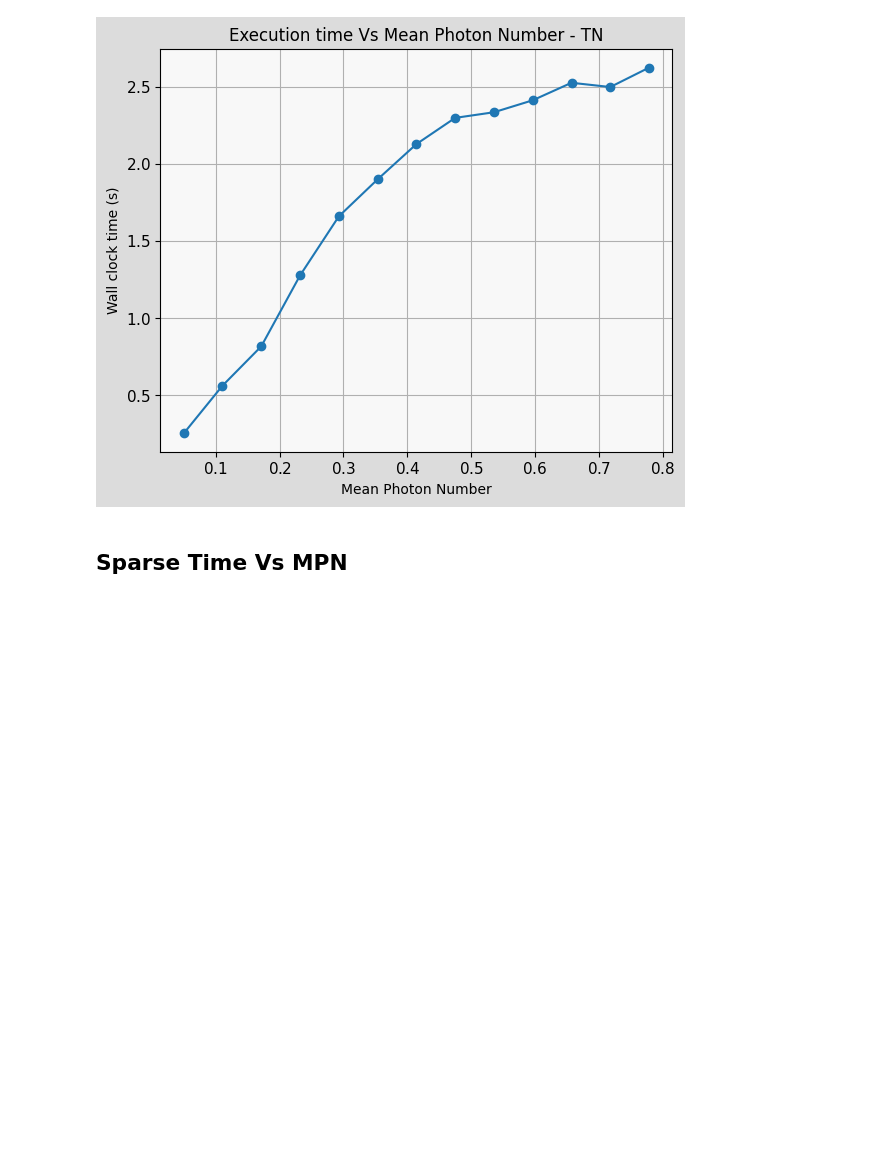
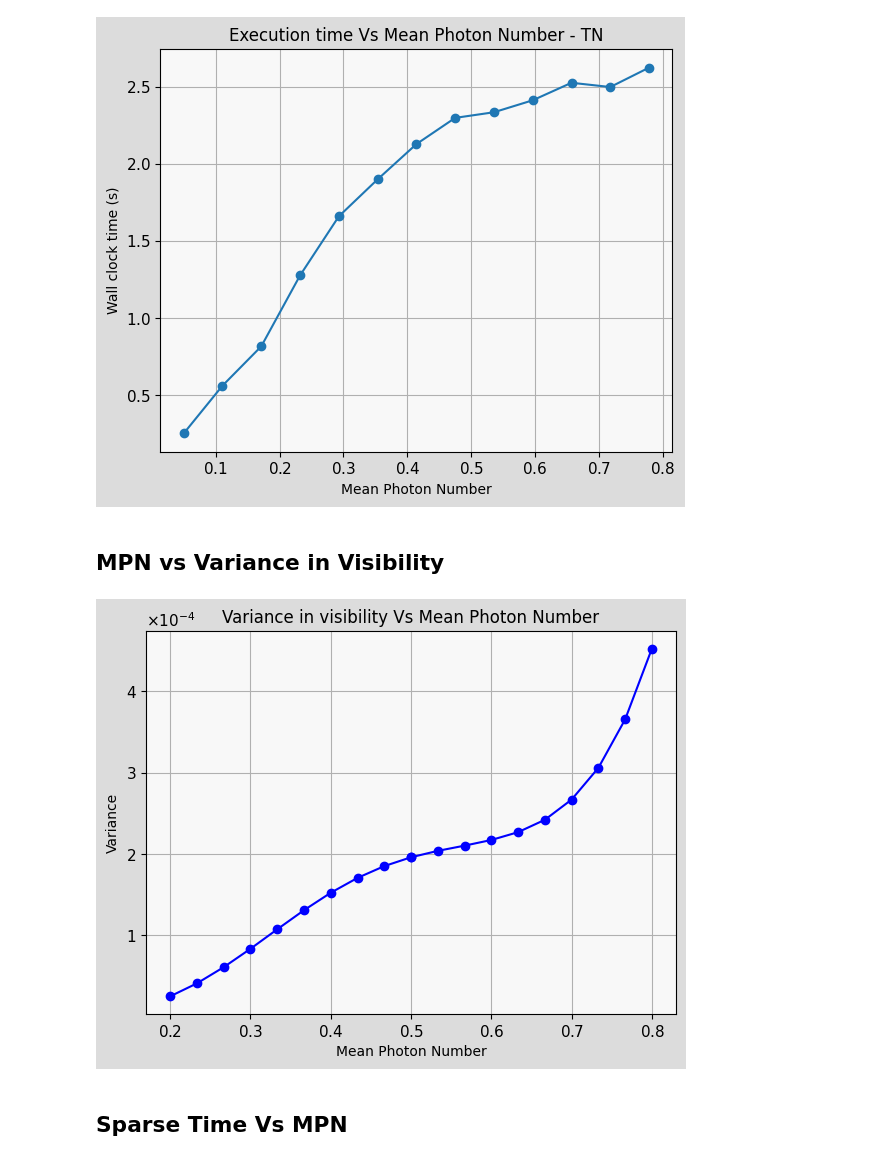
Before and after one commit to sequence-toolbox/SeQUeNCe, a Jupyter notebook: sequence_projects/TQE_final_plots/TQE_plots.ipynb, the cells around one changed output. Drawn from its saved outputs; the diff is of its cells as text; code cells hidden in the pictures; blank space fills up the shorter version.

```diff
--- a/sequence_projects/TQE_final_plots/TQE_plots.ipynb
+++ b/sequence_projects/TQE_final_plots/TQE_plots.ipynb
@@ -51,6 +51,51 @@ plt.tight_layout()
 fig.savefig("/home/asingal/home/SeQUeNCe/sequence_projects/TQE_final_plots/mpnVsTime.pdf", format = 'pdf')
 # %% [output]
 [figure]
+# %% [markdown]
+## MPN vs Variance in Visibility
+# %%
+data_file = open(data_root_path+"/fringe_data/coincidence_data_trunc3_mpn20_50.json", 'r')
+data = json.load(data_file)
+
+coincidences = list(data.values())
+mean_photon_nums = list(map(float, data.keys()))
+
+vis_variances = []
+for coincidence in coincidences:
+    visibilities = []
+    for i in range(len(coincidence)):
+        visibility = (max(coincidence[i]) - min(coincidence[i])) / (max(coincidence[i]) + min(coincidence[i]))
+        visibilities.append(visibility)
+    vis_variances.append(np.var(visibilities))
+
+fig = plt.figure()
+plt.plot(mean_photon_nums, vis_variances, marker = 'o', color = 'blue')
+
+
+data_file = open(data_root_path+"/fringe_data/coincidence_data_trunc3_mpn50_80.json", 'r')
+data = json.load(data_file)
+
+coincidences = list(data.values())
+mean_photon_nums = list(map(float, data.keys()))
+
+vis_variances = []
+for coincidence in coincidences:
+    visibilities = []
+    for i in range(len(coincidence)):
+        visibility = (max(coincidence[i]) - min(coincidence[i])) / (max(coincidence[i]) + min(coincidence[i]))
+        visibilities.append(visibility)
+    vis_variances.append(np.var(visibilities))
+
+plt.plot(mean_photon_nums, vis_variances, marker = 'o', color = 'blue')
+
+plt.title("Variance in visibility Vs Mean Photon Number")
+plt.xlabel("Mean Photon Number")
+plt.ylabel("Variance")
+plt.tight_layout()
+
+fig.savefig("vis_varianceVsmpn.pdf", format = 'pdf')
+# %% [output]
+[figure, added]
 # %% [markdown]
 ## Sparse Time Vs MPN
 # %%
```
Also changed, not shown: 6 other files.
